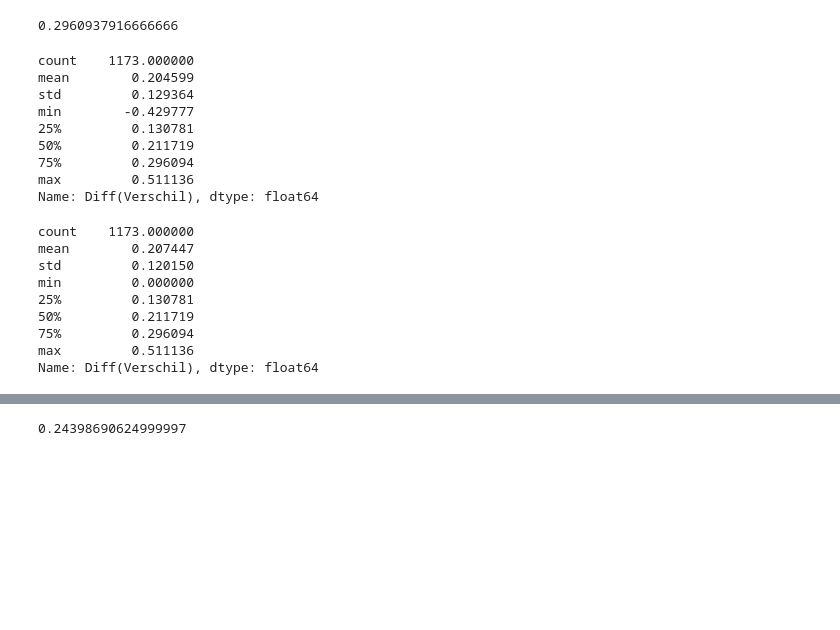
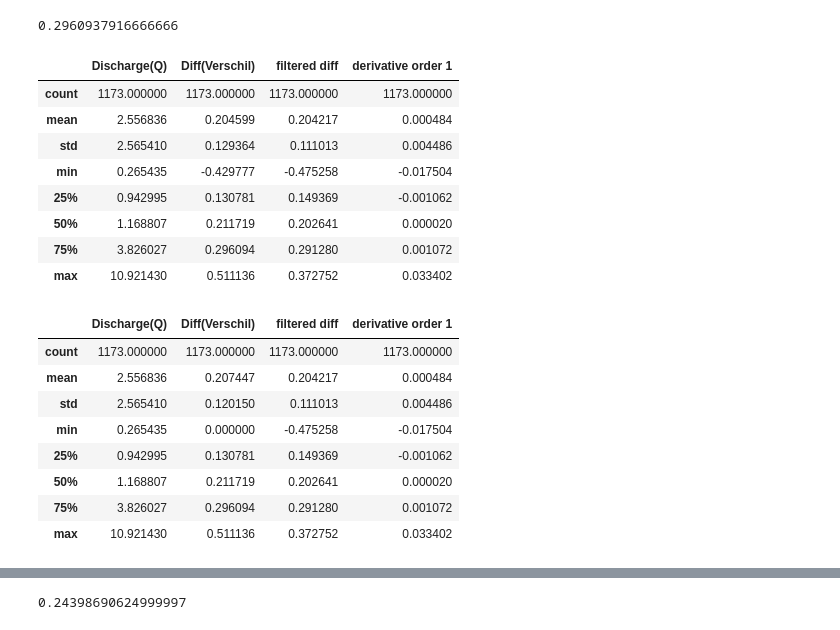
Before and after one commit to lzolyomi/DC3-Group2, a Jupyter notebook: src/mow_estimation.ipynb, the cells around one changed output, grey strips where cells are left out. Cells and saved outputs as stored; diff of their text form; code cells hidden in the pictures; blank space fills up the shorter version.

```diff
--- a/src/mow_estimation.ipynb
+++ b/src/mow_estimation.ipynb
@@ -361,27 +364,27 @@ test['Diff(Verschil)'] = data['Diff(Verschil)'].where(mask, 0)
-# %%
-data['Diff(Verschil)'].describe()
-# %% [output]
-count    1173.000000
-mean        0.204599
-std         0.129364
-min        -0.429777
-25%         0.130781
-50%         0.211719
-75%         0.296094
-max         0.511136
-Name: Diff(Verschil), dtype: float64
-# %%
-test['Diff(Verschil)'].describe()
-# %% [output]
-count    1173.000000
-mean        0.207447
-std         0.120150
-min         0.000000
-25%         0.130781
-50%         0.211719
-75%         0.296094
-max         0.511136
-Name: Diff(Verschil), dtype: float64
+# %%
+data.describe()
+# %% [output]
+|  | Discharge(Q) | Diff(Verschil) | filtered diff | derivative order 1 |
+| count | 1173.000000 | 1173.000000 | 1173.000000 | 1173.000000 |
+| mean | 2.556836 | 0.204599 | 0.204217 | 0.000484 |
+| std | 2.565410 | 0.129364 | 0.111013 | 0.004486 |
+| min | 0.265435 | -0.429777 | -0.475258 | -0.017504 |
+| 25% | 0.942995 | 0.130781 | 0.149369 | -0.001062 |
+| 50% | 1.168807 | 0.211719 | 0.202641 | 0.000020 |
+| 75% | 3.826027 | 0.296094 | 0.291280 | 0.001072 |
+| max | 10.921430 | 0.511136 | 0.372752 | 0.033402 |
+# %%
+filter_inacc(data).describe()
+# %% [output]
+|  | Discharge(Q) | Diff(Verschil) | filtered diff | derivative order 1 |
+| count | 1173.000000 | 1173.000000 | 1173.000000 | 1173.000000 |
+| mean | 2.556836 | 0.207447 | 0.204217 | 0.000484 |
+| std | 2.565410 | 0.120150 | 0.111013 | 0.004486 |
+| min | 0.265435 | 0.000000 | -0.475258 | -0.017504 |
+| 25% | 0.942995 | 0.130781 | 0.149369 | -0.001062 |
+| 50% | 1.168807 | 0.211719 | 0.202641 | 0.000020 |
+| 75% | 3.826027 | 0.296094 | 0.291280 | 0.001072 |
+| max | 10.921430 | 0.511136 | 0.372752 | 0.033402 |
 # %%
 weir = '211L_211K'
 date = '2021-02-10'
```
Also changed, not shown: parts of 4 cells of this notebook, 1 other file.
